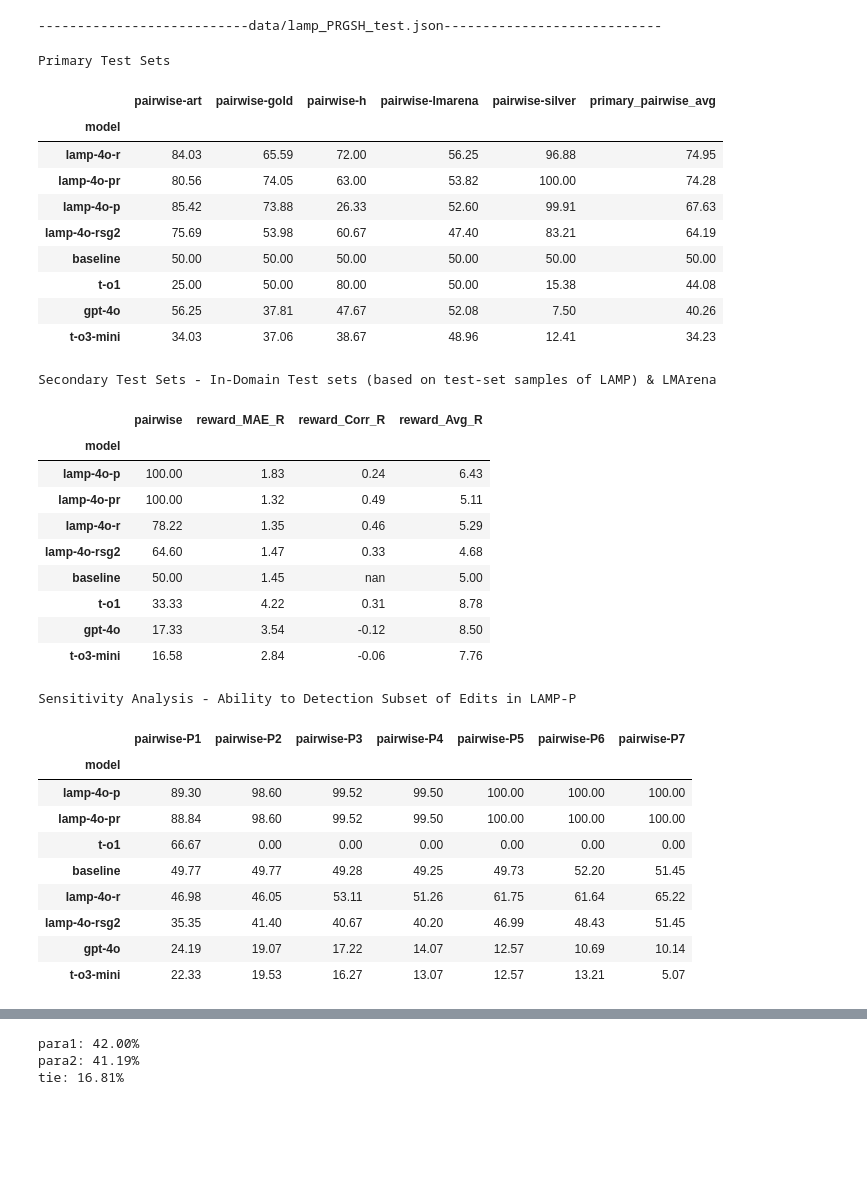
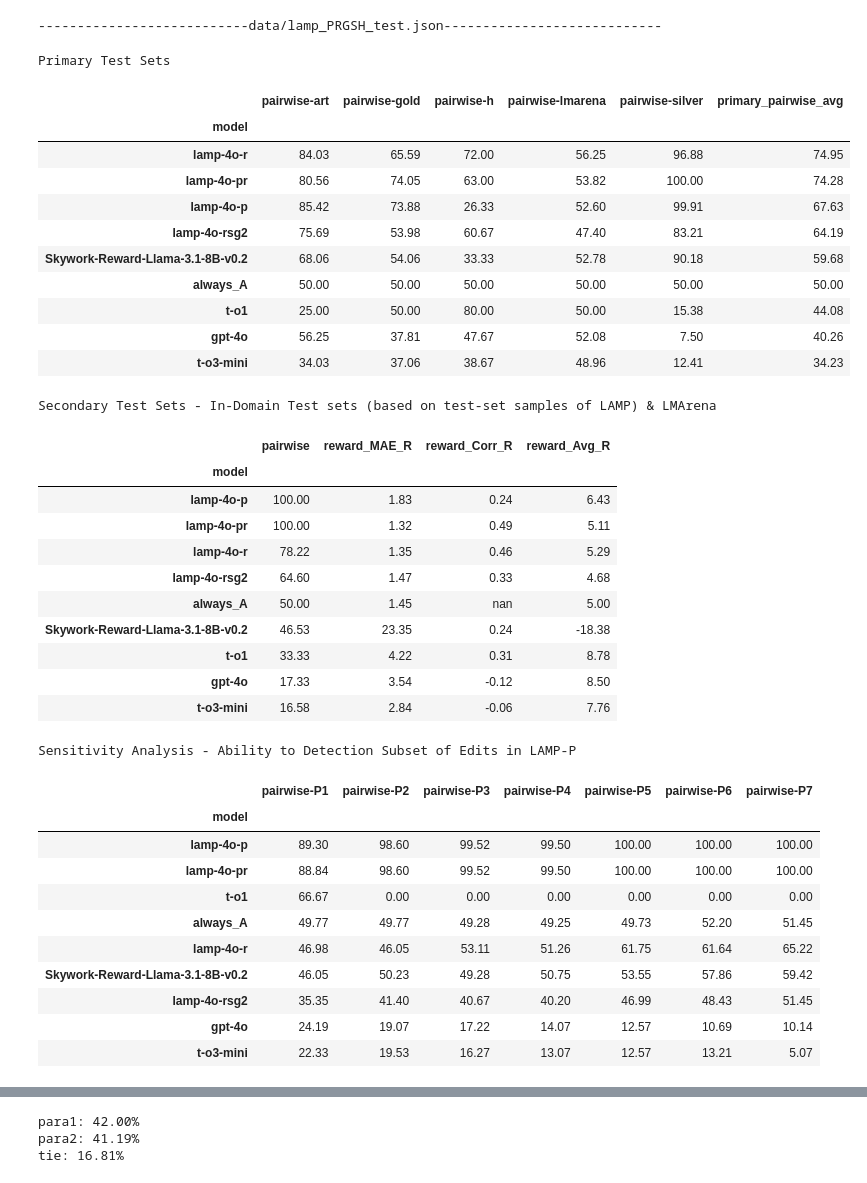
Before and after one commit to tuhinjubcse/WritingRewards, a Jupyter notebook: Evaluation.ipynb, the cells around one changed output, grey strips where cells are left out. Saved outputs shown, nothing was run; the diff lists cells and outputs as text; code cells hidden in the pictures; blank space fills up the shorter version.

Commit message:
pushing the skywork-8b predictions

```diff
--- a/Evaluation.ipynb
+++ b/Evaluation.ipynb
@@ -76,41 +76,42 @@ def visualize_results(eval_fn):
 
     primary_columns = ["pairwise-gold", "pairwise-silver", "pairwise-h", "pairwise-art", "pairwise-lmarena"]
     for row in results:
-        row["primary_pairwise_avg"] = np.mean([row[c] for c in primary_columns])
+        row["primary_pairwise_avg"] = np.mean([row.get(c, 0) for c in primary_columns])
 
     # add the model eval_fn as header to the results
     print(eval_fn.center(80, "-"))
     # let's use a blues color palette
 
     # let's print the results in three separate tables:
     primary_keys = primary_columns + ["primary_pairwise_avg"] + ["model"]
     primary_results = [{k: v for k, v in row.items() if k in primary_keys} for row in results]
     display(pd.DataFrame(primary_results).sort_values(by="primary_pairwise_avg", ascending=False).set_index("model").round(2).style.background_gradient(cmap="Blues", low=0.0, high=1.0).format(precision=2).set_caption("Primary Test Sets"))
 
     # then secondary keys are
     secondary_keys = ["pairwise", "reward_MAE_R", "reward_Corr_R", "reward_Avg_R"] + ["model"]
     secondary_results = [{k: v for k, v in row.items() if k in secondary_keys} for row in results]
     display(pd.DataFrame(secondary_results).sort_values(by="pairwise", ascending=False).set_index("model").round(2).style.background_gradient(cmap="Blues", low=0.0, high=1.0).format(precision=2).set_caption("Secondary Test Sets - In-Domain Test sets (based on test-set samples of LAMP) & LMArena"))
 
     # tertiary keys are ones that start with "pairwise-P"
     tertiary_keys = [k for k in results[0].keys() if k.startswith("pairwise-P")] + ["model"]
     tertiary_results = [{k: v for k, v in row.items() if k in tertiary_keys} for row in results]
     display(pd.DataFrame(tertiary_results).sort_values(by="pairwise-P1", ascending=False).set_index("model").round(2).style.background_gradient(cmap="Blues", low=0.0, high=1.0).format(precision=2).set_caption("Sensitivity Analysis - Ability to Detection Subset of Edits in LAMP-P"))
 
     display(pd.DataFrame(N_samples).set_index("model").round(2))
 
 visualize_results(eval_fn="data/lamp_PRGSH_test.json")
 # visualize_results(eval_fn="data/lamp_PR_editor_test.json")
 # %% [output]
 ---------------------------data/lamp_PRGSH_test.json----------------------------
 Primary Test Sets
 |  | pairwise-art | pairwise-gold | pairwise-h | pairwise-lmarena | pairwise-silver | primary_pairwise_avg |
 | model |  |  |  |  |  |  |
 | lamp-4o-r | 84.03 | 65.59 | 72.00 | 56.25 | 96.88 | 74.95 |
 | lamp-4o-pr | 80.56 | 74.05 | 63.00 | 53.82 | 100.00 | 74.28 |
 | lamp-4o-p | 85.42 | 73.88 | 26.33 | 52.60 | 99.91 | 67.63 |
 | lamp-4o-rsg2 | 75.69 | 53.98 | 60.67 | 47.40 | 83.21 | 64.19 |
-| baseline | 50.00 | 50.00 | 50.00 | 50.00 | 50.00 | 50.00 |
+| Skywork-Reward-Llama-3.1-8B-v0.2 | 68.06 | 54.06 | 33.33 | 52.78 | 90.18 | 59.68 |
+| always_A | 50.00 | 50.00 | 50.00 | 50.00 | 50.00 | 50.00 |
 | t-o1 | 25.00 | 50.00 | 80.00 | 50.00 | 15.38 | 44.08 |
 | gpt-4o | 56.25 | 37.81 | 47.67 | 52.08 | 7.50 | 40.26 |
 | t-o3-mini | 34.03 | 37.06 | 38.67 | 48.96 | 12.41 | 34.23 |
@@ -121,7 +122,8 @@ Secondary Test Sets - In-Domain Test sets (based on test-set samples of LAMP) &
 | lamp-4o-pr | 100.00 | 1.32 | 0.49 | 5.11 |
 | lamp-4o-r | 78.22 | 1.35 | 0.46 | 5.29 |
 | lamp-4o-rsg2 | 64.60 | 1.47 | 0.33 | 4.68 |
-| baseline | 50.00 | 1.45 | nan | 5.00 |
+| always_A | 50.00 | 1.45 | nan | 5.00 |
+| Skywork-Reward-Llama-3.1-8B-v0.2 | 46.53 | 23.35 | 0.24 | -18.38 |
 | t-o1 | 33.33 | 4.22 | 0.31 | 8.78 |
 | gpt-4o | 17.33 | 3.54 | -0.12 | 8.50 |
 | t-o3-mini | 16.58 | 2.84 | -0.06 | 7.76 |
@@ -131,8 +133,9 @@ Sensitivity Analysis - Ability to Detection Subset of Edits in LAMP-P
 | lamp-4o-p | 89.30 | 98.60 | 99.52 | 99.50 | 100.00 | 100.00 | 100.00 |
 | lamp-4o-pr | 88.84 | 98.60 | 99.52 | 99.50 | 100.00 | 100.00 | 100.00 |
 | t-o1 | 66.67 | 0.00 | 0.00 | 0.00 | 0.00 | 0.00 | 0.00 |
-| baseline | 49.77 | 49.77 | 49.28 | 49.25 | 49.73 | 52.20 | 51.45 |
+| always_A | 49.77 | 49.77 | 49.28 | 49.25 | 49.73 | 52.20 | 51.45 |
 | lamp-4o-r | 46.98 | 46.05 | 53.11 | 51.26 | 61.75 | 61.64 | 65.22 |
+| Skywork-Reward-Llama-3.1-8B-v0.2 | 46.05 | 50.23 | 49.28 | 50.75 | 53.55 | 57.86 | 59.42 |
 | lamp-4o-rsg2 | 35.35 | 41.40 | 40.67 | 40.20 | 46.99 | 48.43 | 51.45 |
 | gpt-4o | 24.19 | 19.07 | 17.22 | 14.07 | 12.57 | 10.69 | 10.14 |
 | t-o3-mini | 22.33 | 19.53 | 16.27 | 13.07 | 12.57 | 13.21 | 5.07 |
```
Also changed, not shown: parts of 1 cell of this notebook, 2 other files.
